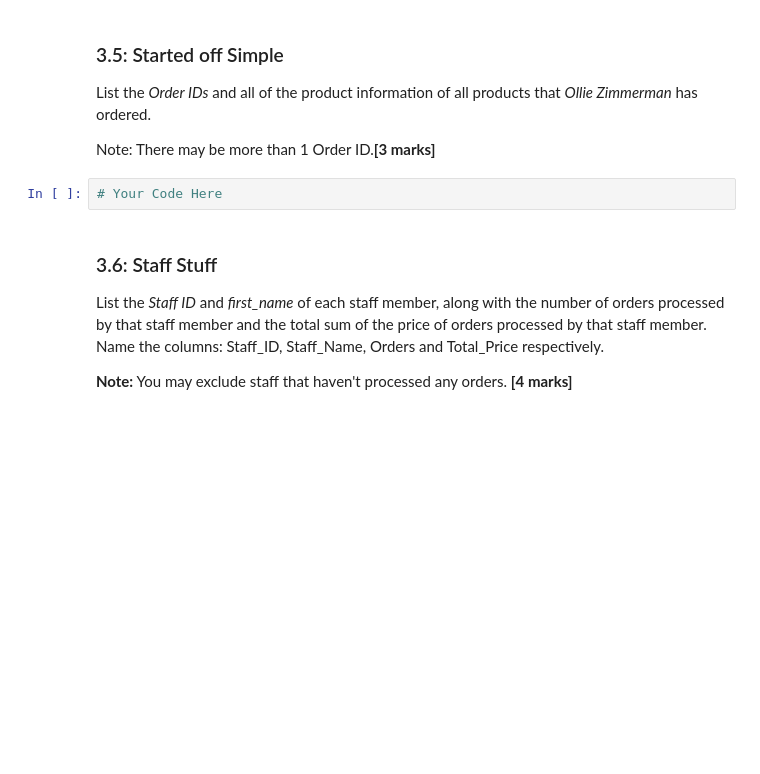
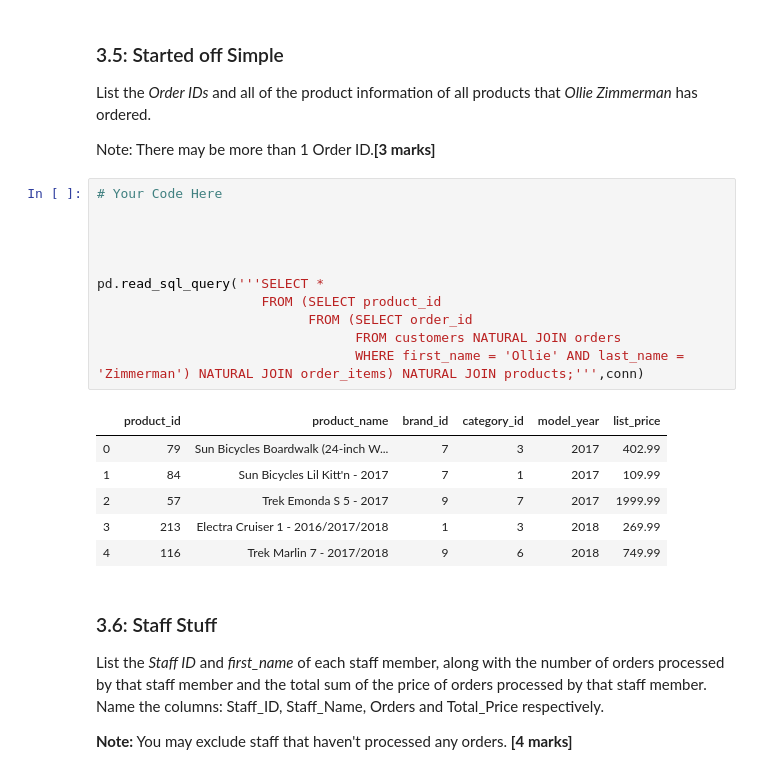
Before and after one commit to Yixi-Rao/Comp2420-assignment2, a Jupyter notebook: Assignment 2.ipynb, the cells around one changed output. Saved outputs shown, nothing was run; the diff lists cells and outputs as text; blank space fills up the shorter version.

```diff
--- a/Assignment 2.ipynb
+++ b/Assignment 2.ipynb
@@ -433,8 +489,24 @@ Note: This should be performed in a single SQL query.
 List the _Order IDs_ and all of the product information of all products that _Ollie Zimmerman_ has ordered.
 
 Note: There may be more than 1 Order ID.<span style= 'float: right;'><b>[3 marks]</b></span>
-# %%
-# Your Code Here
+# %%
+# Your Code Here
+
+
+
+
+pd.read_sql_query('''SELECT *
+                     FROM (SELECT product_id
+                           FROM (SELECT order_id
+                                 FROM customers NATURAL JOIN orders
+                                 WHERE first_name = 'Ollie' AND last_name = 'Zimmerman') NATURAL JOIN order_items) NATURAL JOIN products;''',conn)
+# %% [output]
+|  | product_id | product_name | brand_id | category_id | model_year | list_price |
+| 0 | 79 | Sun Bicycles Boardwalk (24-inch W... | 7 | 3 | 2017 | 402.99 |
+| 1 | 84 | Sun Bicycles Lil Kitt'n - 2017 | 7 | 1 | 2017 | 109.99 |
+| 2 | 57 | Trek Emonda S 5 - 2017 | 9 | 7 | 2017 | 1999.99 |
+| 3 | 213 | Electra Cruiser 1 - 2016/2017/2018 | 1 | 3 | 2018 | 269.99 |
+| 4 | 116 | Trek Marlin 7 - 2017/2018 | 9 | 6 | 2018 | 749.99 |
 # %% [markdown]
 ### 3.6: Staff Stuff
 List the _Staff ID_ and _first_name_ of each staff member, along with the number of orders processed by that staff member and the total sum of the price of orders processed by that staff member. Name the columns: Staff_ID, Staff_Name, Orders and Total_Price respectively.
```
Also changed, not shown: parts of 21 cells of this notebook, 2 other files.
